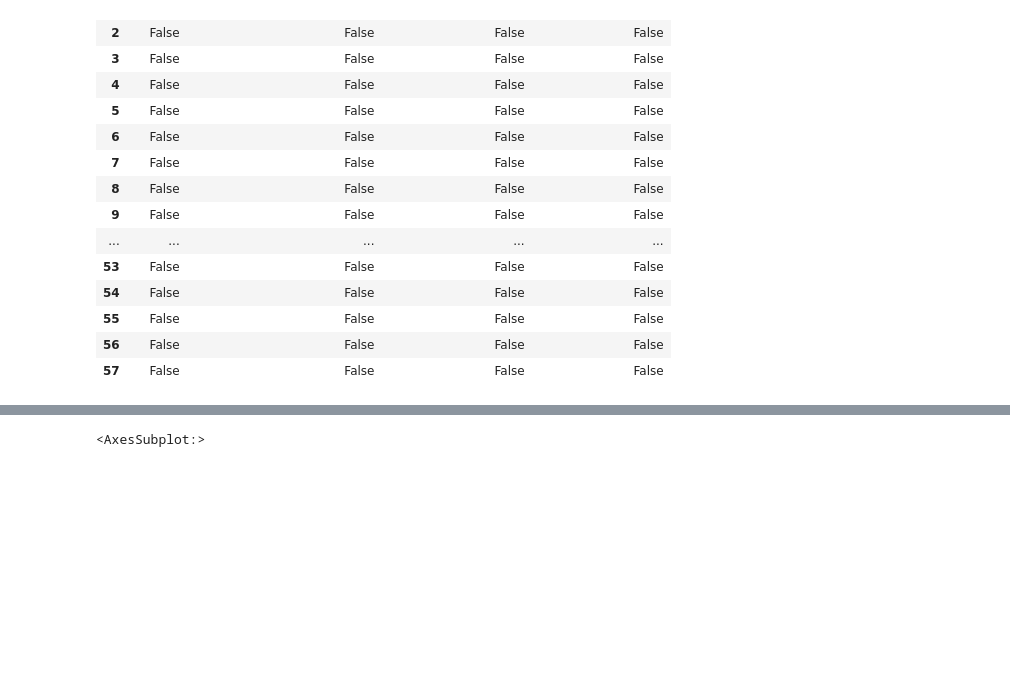
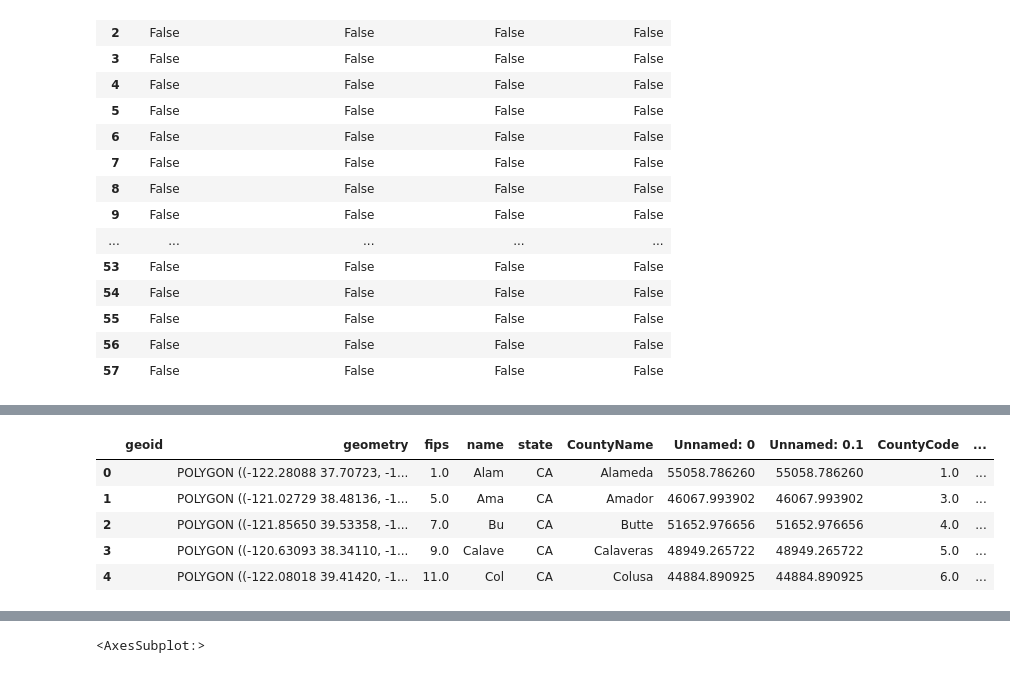
Before and after one commit to nnasr001/PBPL280S21Project1, a Jupyter notebook: graduationvisualization.ipynb, the cells around one changed output, grey strips where cells are left out. Saved outputs shown, nothing was run; the diff lists cells and outputs as text; code cells hidden in the pictures; blank space fills up the shorter version.

```diff
--- a/graduationvisualization.ipynb
+++ b/graduationvisualization.ipynb
@@ -262,3 +262,12 @@ avg_countyinc_grad.head()
 | 2 | 06007 | POLYGON ((-121.85650 39.53358, -1... | 7.0 | Butte | CA | Butte | 51652.976656 | 51652.976656 | 4.0 | ... |
 | 3 | 06009 | POLYGON ((-120.63093 38.34110, -1... | 9.0 | Calaveras | CA | Calaveras | 48949.265722 | 48949.265722 | 5.0 | ... |
 | 4 | 06011 | POLYGON ((-122.08018 39.41420, -1... | 11.0 | Colusa | CA | Colusa | 44884.890925 | 44884.890925 | 6.0 | ... |
+# %%
+avg_countyinc_grad.head()
+# %% [output]
+|  | geoid | geometry | fips | name | state | CountyName | Unnamed: 0 | Unnamed: 0.1 | CountyCode | ... |
+| 0 |  | POLYGON ((-122.28088 37.70723, -1... | 1.0 | Alam | CA | Alameda | 55058.786260 | 55058.786260 | 1.0 | ... |
+| 1 |  | POLYGON ((-121.02729 38.48136, -1... | 5.0 | Ama | CA | Amador | 46067.993902 | 46067.993902 | 3.0 | ... |
+| 2 |  | POLYGON ((-121.85650 39.53358, -1... | 7.0 | Bu | CA | Butte | 51652.976656 | 51652.976656 | 4.0 | ... |
+| 3 |  | POLYGON ((-120.63093 38.34110, -1... | 9.0 | Calave | CA | Calaveras | 48949.265722 | 48949.265722 | 5.0 | ... |
+| 4 |  | POLYGON ((-122.08018 39.41420, -1... | 11.0 | Col | CA | Colusa | 44884.890925 | 44884.890925 | 6.0 | ... |
```
Also changed, not shown: parts of 14 cells of this notebook, 1 other file.
